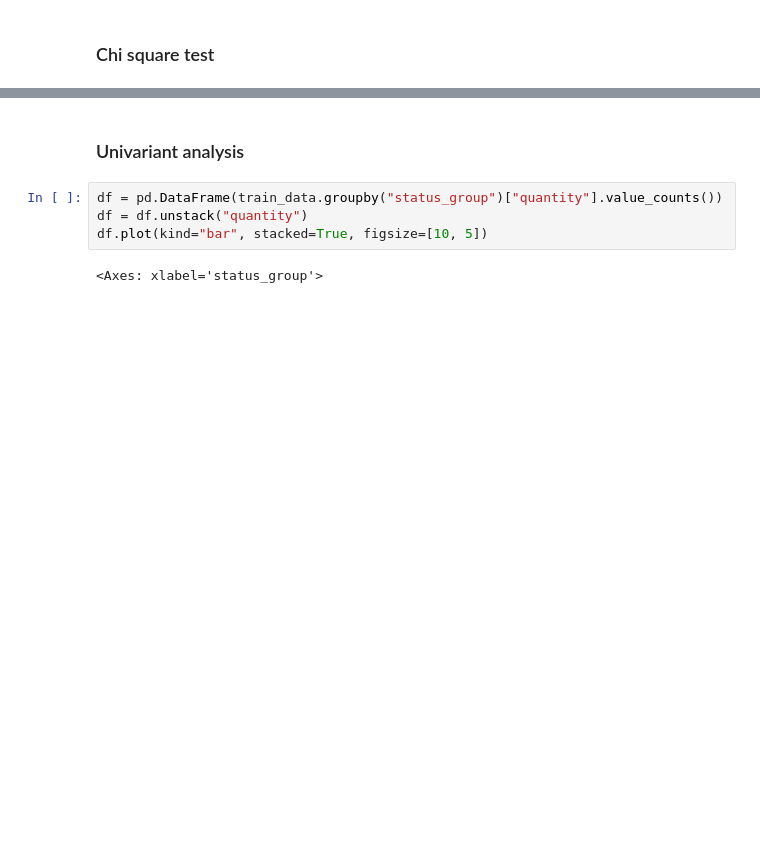
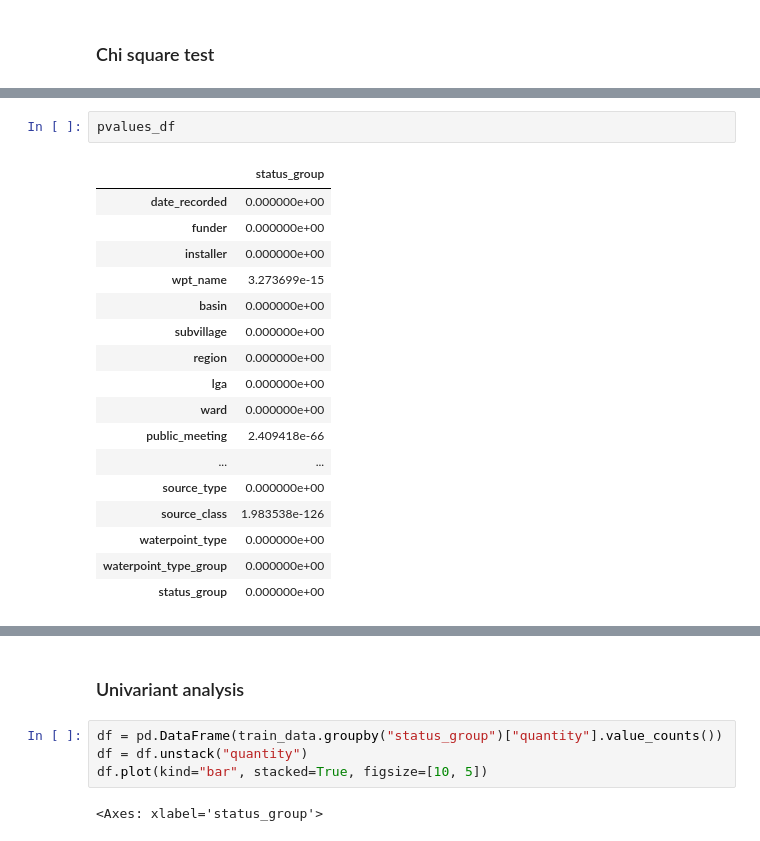
Before and after one commit to floranuta/Data_Circle, a Jupyter notebook: notebooks/feature_analysis.ipynb, the cells around one changed output, grey strips where cells are left out. Drawn from its saved outputs; the diff is of its cells as text; blank space fills up the shorter version.

```diff
--- a/notebooks/feature_analysis.ipynb
+++ b/notebooks/feature_analysis.ipynb
@@ -175,0 +99,20 @@ According to chi test, there is a relationship between stauts group and
+# %%
+pvalues_df
+# %% [output]
+|  | status_group |
+| date_recorded | 0.000000e+00 |
+| funder | 0.000000e+00 |
+| installer | 0.000000e+00 |
+| wpt_name | 3.273699e-15 |
+| basin | 0.000000e+00 |
+| subvillage | 0.000000e+00 |
+| region | 0.000000e+00 |
+| lga | 0.000000e+00 |
+| ward | 0.000000e+00 |
+| public_meeting | 2.409418e-66 |
+| ... | ... |
+| source_type | 0.000000e+00 |
+| source_class | 1.983538e-126 |
+| waterpoint_type | 0.000000e+00 |
+| waterpoint_type_group | 0.000000e+00 |
+| status_group | 0.000000e+00 |
```
Also changed, not shown: parts of 17 cells of this notebook.
